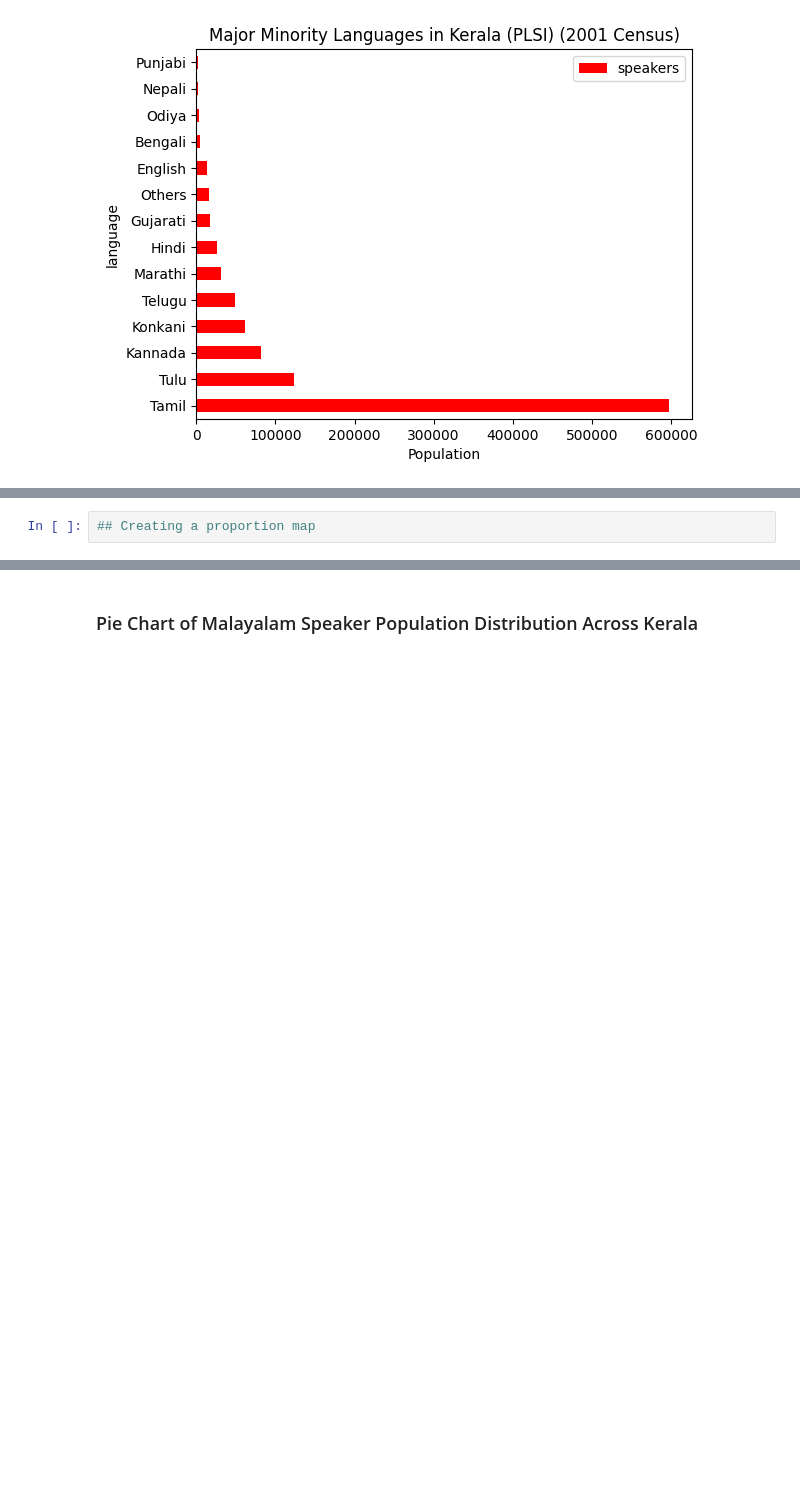
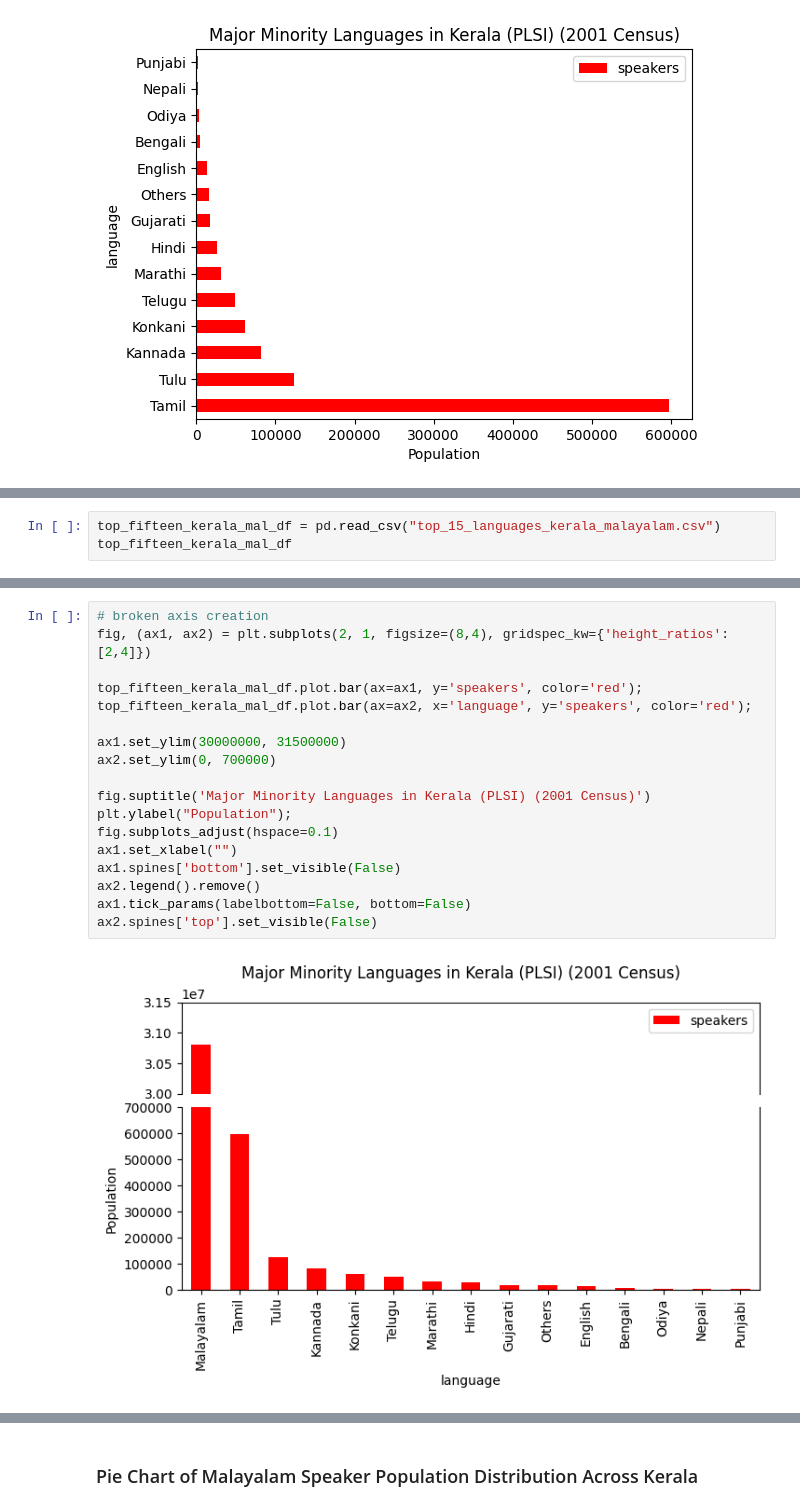
Before and after one commit to squishridyvi/Geographical-Distribution-Mapping-of-Dravidian-Languages-, a Jupyter notebook: Geographical Distribution of Dravidian Languages.ipynb, the cells around one changed output, grey strips where cells are left out. Cells and saved outputs as stored; diff of their text form; blank space fills up the shorter version.

```diff
--- a/Geographical Distribution of Dravidian Languages.ipynb
+++ b/Geographical Distribution of Dravidian Languages.ipynb
@@ -2066,2 +2079,3 @@ plt.xlabel("Population");
 # %%
-## Creating a proportion map
+top_fifteen_kerala_mal_df = pd.read_csv("top_15_languages_kerala_malayalam.csv")
+top_fifteen_kerala_mal_df
@@ -2067,0 +2099,20 @@ plt.xlabel("Population");
+# %%
+# broken axis creation
+fig, (ax1, ax2) = plt.subplots(2, 1, figsize=(8,4), gridspec_kw={'height_ratios':[2,4]})
+
+top_fifteen_kerala_mal_df.plot.bar(ax=ax1, y='speakers', color='red');
+top_fifteen_kerala_mal_df.plot.bar(ax=ax2, x='language', y='speakers', color='red');
+
+ax1.set_ylim(30000000, 31500000)
+ax2.set_ylim(0, 700000)
+
+fig.suptitle('Major Minority Languages in Kerala (PLSI) (2001 Census)')
+plt.ylabel("Population");
+fig.subplots_adjust(hspace=0.1)
+ax1.set_xlabel("")
+ax1.spines['bottom'].set_visible(False)
+ax2.legend().remove()
+ax1.tick_params(labelbottom=False, bottom=False)
+ax2.spines['top'].set_visible(False)
+# %% [output]
+[figure, added]
```
Also changed, not shown: parts of 11 cells of this notebook.
